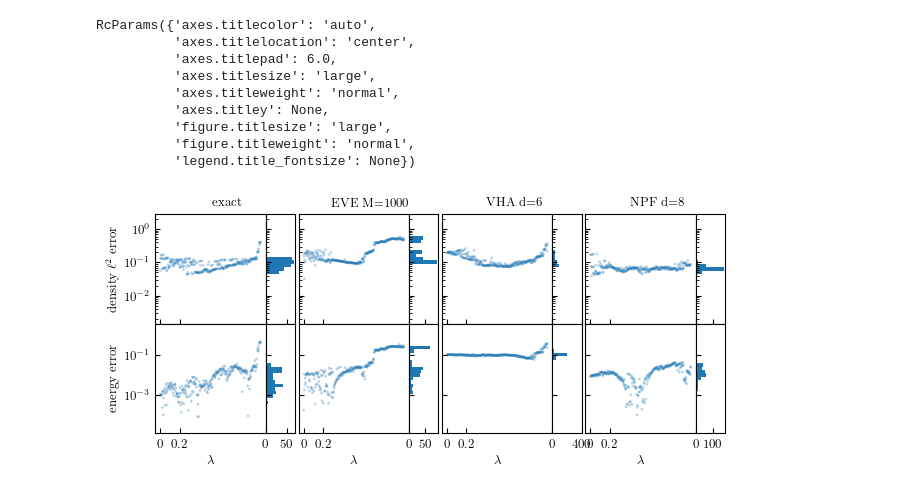
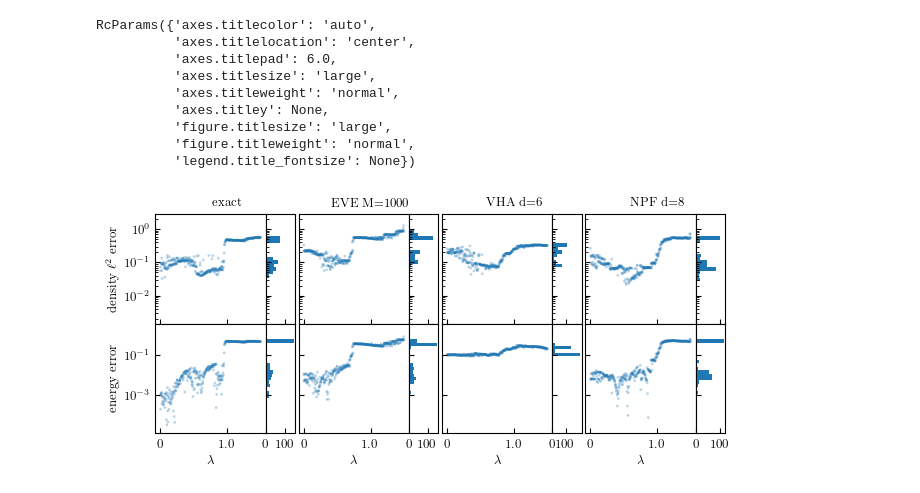
Before and after one commit to StefanoPolla/DFTQML, a Jupyter notebook: notebooks/ks_performance.ipynb, the cells around one changed output. Drawn from its saved outputs; the diff is of its cells as text; code cells hidden in the pictures.

```diff
--- a/notebooks/ks_performance.ipynb
+++ b/notebooks/ks_performance.ipynb
@@ -24,7 +24,7 @@ POTENTIALS = "potentials.h5"
 
 HARMONIC_EXACT = "harmonic_exact"
 HARMONIC_POTENTIALS = "harmonic_potentials"
-N_HARMONIC = 280
+N_HARMONIC = 400
 N_HARMONIC_START = 0
 
 def data_path(L, N, U, source):
@@ -509,7 +509,7 @@ import numpy as np
 
 init = "random"
 sources = ["exact", "sampling/nshots1000", "vha-vqe/depth6", "npfabric-slsqp-init/depth8"]
-split = 0
+split = 1
 pot_std_threshold = 0.25
 
 num_bins = 30
@@ -567,6 +567,8 @@ RcParams({'axes.titlecolor': 'auto',
 # %%
 plt.style.use(os.path.join(DFTQML_PATH,'notebooks/figstyle.mplstyle'))
 hsize = 7.4
+num_bins = 30
+split = 4
 
 fig, axes = plt.subplots(
     2,
@@ -597,35 +599,39 @@ for i, source in enumerate(sources):
 
     axes[0, i * 2 + 1].hist(
         density_errors, orientation="horizontal", bins=density_bins
     )
     axes[1, i * 2 + 1].hist(energy_errors, orientation="horizontal", bins=energy_bins)
 
+
+    # axes[1, i * 2 + 1].set_ylim(0,100)
+
     axes[1, i * 2].set_xlabel(r"$\lambda$")
     axes[0, i * 2].set_title(titles[i], x=0.65)
 
     #axes[0, i * 2].axvline(0.25, color="red", ls=":")
     #axes[1, i * 2].axvline(0.25, color="red", ls=":")
 
-    axes[1, i * 2].set_xticks([0, 0.2,], ['0','0.2'])
+    # axes[1, i * 2].set_xticks([0, 0.2,], ['0','0.2'])
+    axes[1, i * 2].set_xticks([0, np.around(strengths[len(strengths)//2]),], ['0',str(np.around(strengths[len(strengths)//2]))])
 
-axes[1, 1].set_xticks([0, 50])
-axes[1, 5].set_xticks([0, 400])
+# axes[1, 1].set_xticks([0, 50])
+axes[1, 5].set_xticks([0, 100])
 
 axes[0, 0].set_yscale("log")
 axes[0, 0].set_ylabel("density $\ell^2$ error")
 axes[1, 0].set_yscale("log")
 axes[1, 0].set_ylabel("energy error")
 
 # plt.subplots_adjust(wspace=0, hspace=0)
 
 # Add space between specific subplots
 for i in range(1, len(sources) * 2, 2):
     for j in range(2):
         box = axes[j, i].get_position()
         box.x0 -= 0.00  # Add space to the left of the subplot
         box.x1 -= 0.005  # Add space to the right of the subplot
         axes[j, i].set_position(box)
 
-# plt.savefig("kohn-sham.pdf", bbox_inches="tight")
+plt.savefig(os.path.join(DFTQML_PATH, "notebooks", f"kohn-sham_harmonic_{split}.pdf"), bbox_inches="tight")
 # %% [output]
-[figure, old version]
+[figure, new version]
```
Also changed, not shown: parts of 13 cells of this notebook, 1 other file.
